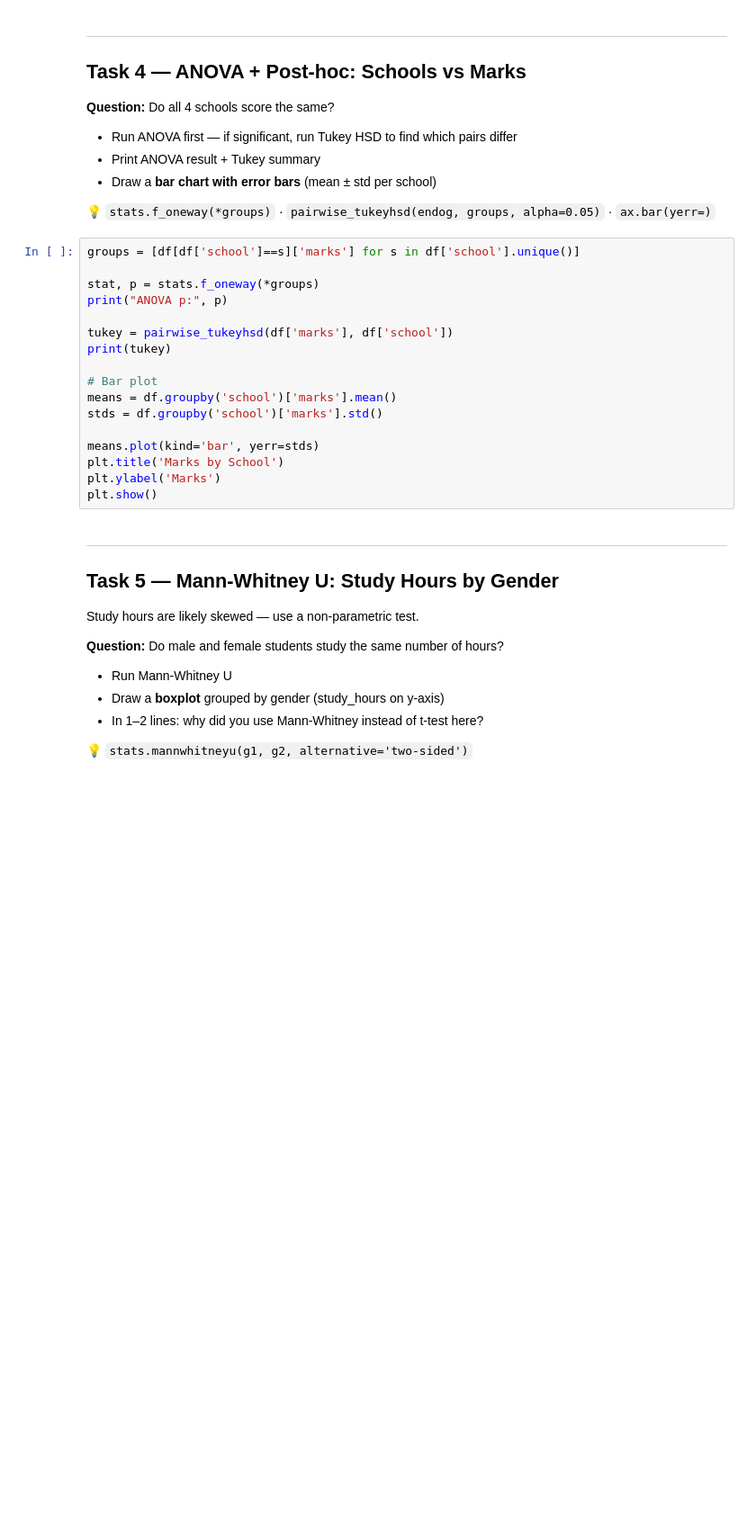
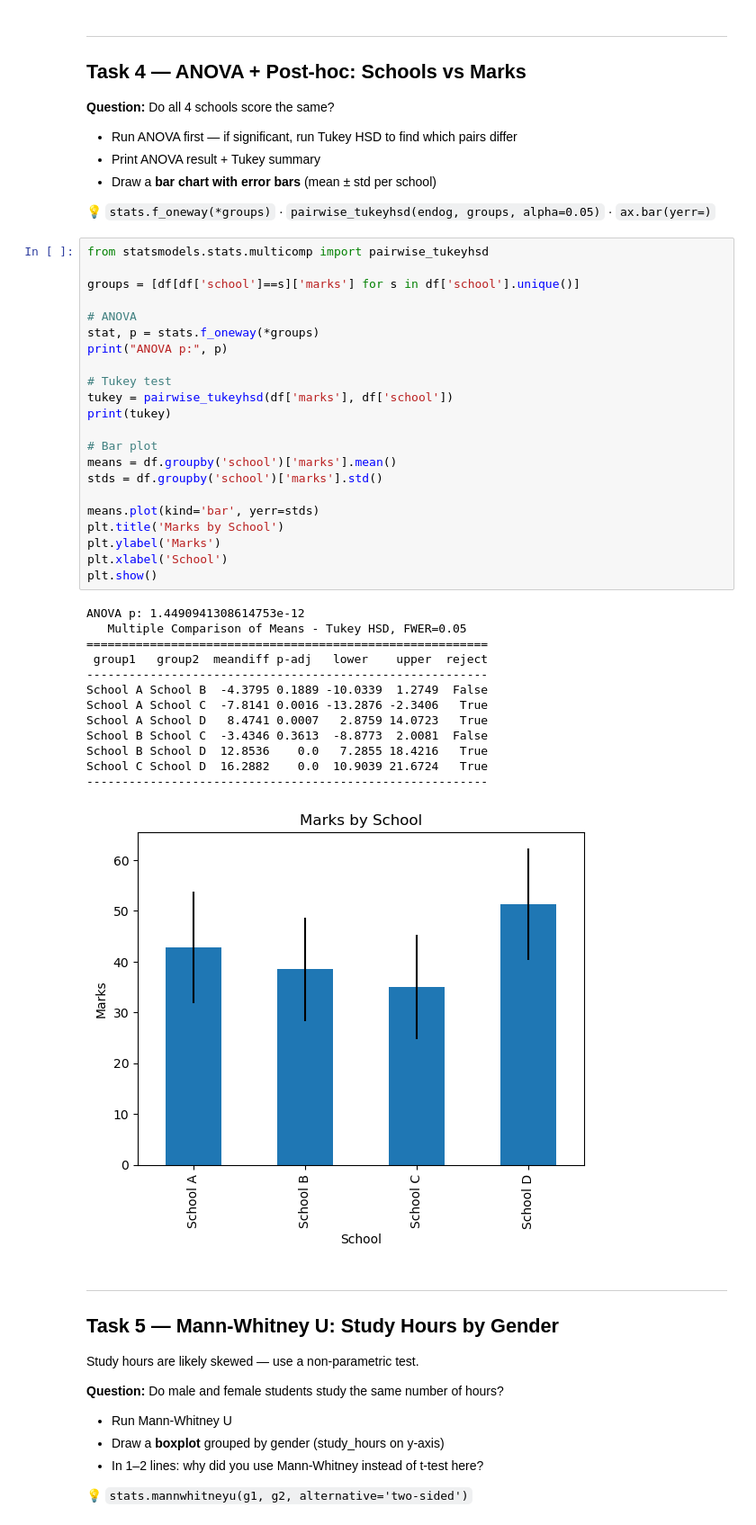
Before and after one commit to Junaidchohan/AI-ML_Mastery_Journey, a Jupyter notebook: Netsole and NAVTTAC/NIAI Class Work/Week_03/stat_worksheet_v3.ipynb, the cells around one changed output. Shown at 90% size. Saved outputs shown, nothing was run; the diff lists cells and outputs as text; blank space fills up the shorter version.

```diff
--- a/Netsole and NAVTTAC/NIAI Class Work/Week_03/stat_worksheet_v3.ipynb
+++ b/Netsole and NAVTTAC/NIAI Class Work/Week_03/stat_worksheet_v3.ipynb
@@ -194,22 +227,41 @@ plt.show()
 
 💡 `stats.f_oneway(*groups)` · `pairwise_tukeyhsd(endog, groups, alpha=0.05)` · `ax.bar(yerr=)`
 # %%
+from statsmodels.stats.multicomp import pairwise_tukeyhsd
+
 groups = [df[df['school']==s]['marks'] for s in df['school'].unique()]
 
+# ANOVA
 stat, p = stats.f_oneway(*groups)
 print("ANOVA p:", p)
 
+# Tukey test
 tukey = pairwise_tukeyhsd(df['marks'], df['school'])
 print(tukey)
 
 # Bar plot
 means = df.groupby('school')['marks'].mean()
 stds = df.groupby('school')['marks'].std()
 
 means.plot(kind='bar', yerr=stds)
 plt.title('Marks by School')
 plt.ylabel('Marks')
+plt.xlabel('School')
 plt.show()
+# %% [output]
+ANOVA p: 1.4490941308614753e-12
+   Multiple Comparison of Means - Tukey HSD, FWER=0.05
+=========================================================
+ group1   group2  meandiff p-adj   lower    upper  reject
+---------------------------------------------------------
+School A School B  -4.3795 0.1889 -10.0339  1.2749  False
+School A School C  -7.8141 0.0016 -13.2876 -2.3406   True
+School A School D   8.4741 0.0007   2.8759 14.0723   True
+School B School C  -3.4346 0.3613  -8.8773  2.0081  False
+School B School D  12.8536    0.0   7.2855 18.4216   True
+School C School D  16.2882    0.0  10.9039 21.6724   True
+---------------------------------------------------------
+[figure, added]
 # %% [markdown]
 ---
 ## Task 5 — Mann-Whitney U: Study Hours by Gender
```
Also changed, not shown: parts of 14 cells of this notebook, 1 other file.
